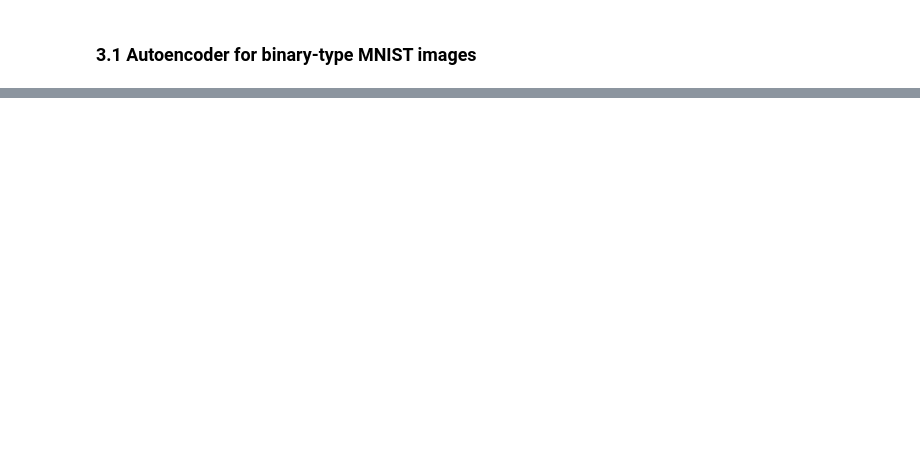
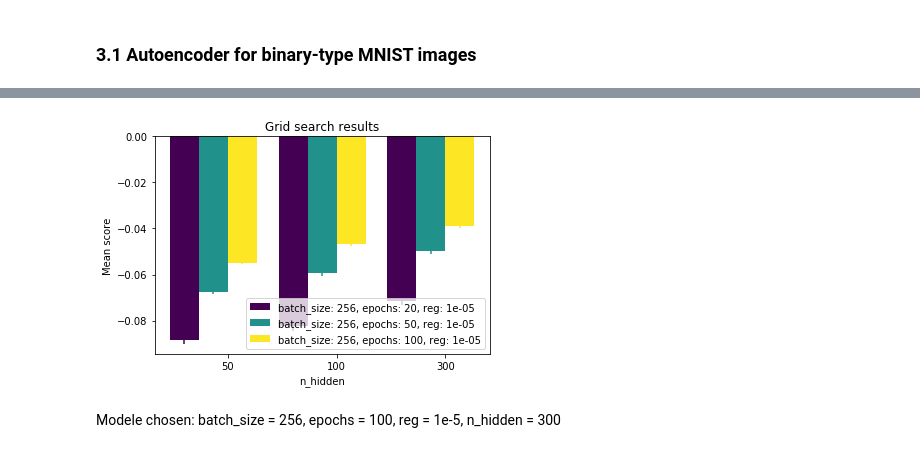
Before and after one commit to romainrey/ANN_DD2437, a Jupyter notebook: Labs_Code/Lab 4/Part 1.ipynb, the cells around one changed output, grey strips where cells are left out. Saved outputs shown, nothing was run; the diff lists cells and outputs as text; code cells hidden in the pictures; blank space fills up the shorter version.

```diff
--- a/Labs_Code/Lab 4/Part 1.ipynb
+++ b/Labs_Code/Lab 4/Part 1.ipynb
@@ -154,0 +101,7 @@ gr.best_params_
+# %%
+from sklearn_evaluation import plot
+ax = plot.grid_search(gr.grid_scores_, change = 'n_hidden', kind = 'bar', subset = {'reg' : [0.00001]})
+# %% [output]
+[figure, added]
+# %% [markdown]
+Modele chosen: batch_size = 256, epochs = 100, reg = 1e-5, n_hidden = 300
```
Also changed, not shown: parts of 23 cells of this notebook.
